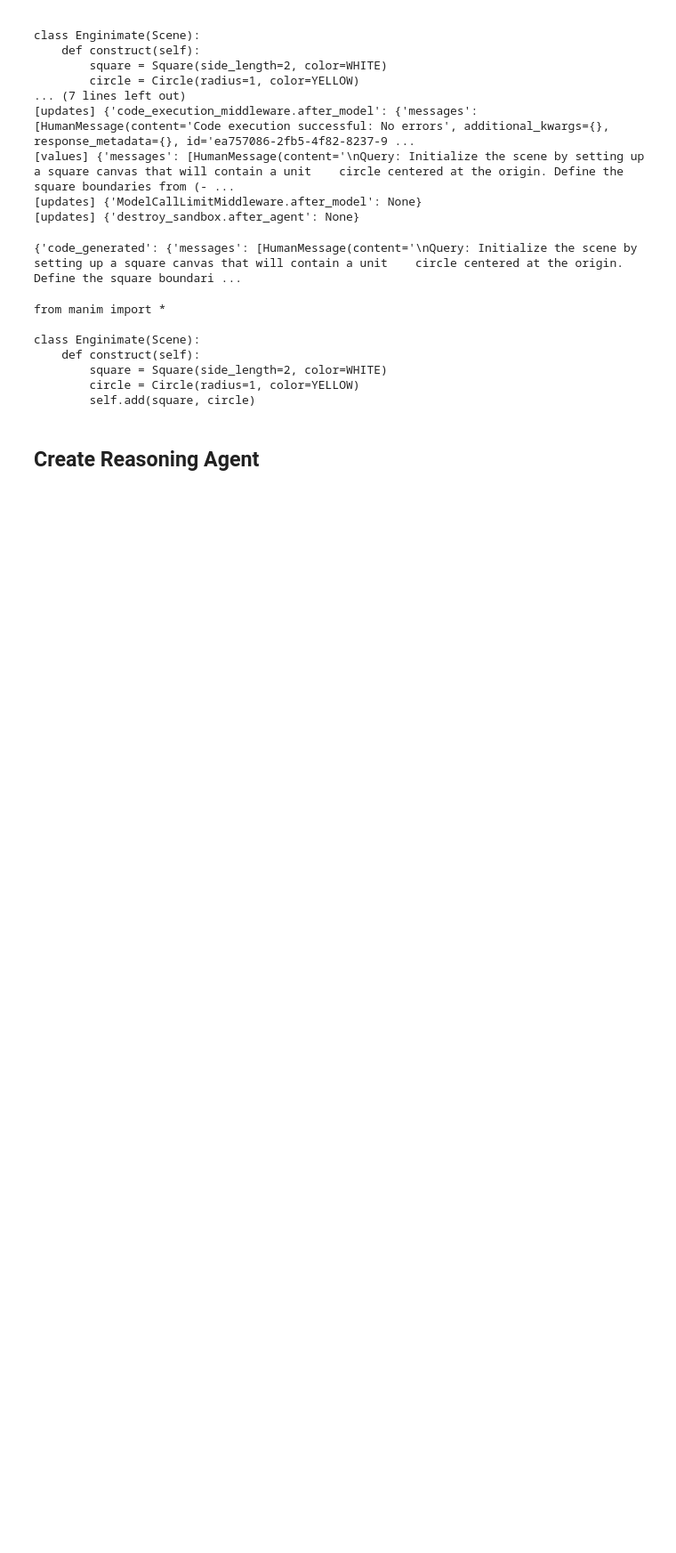
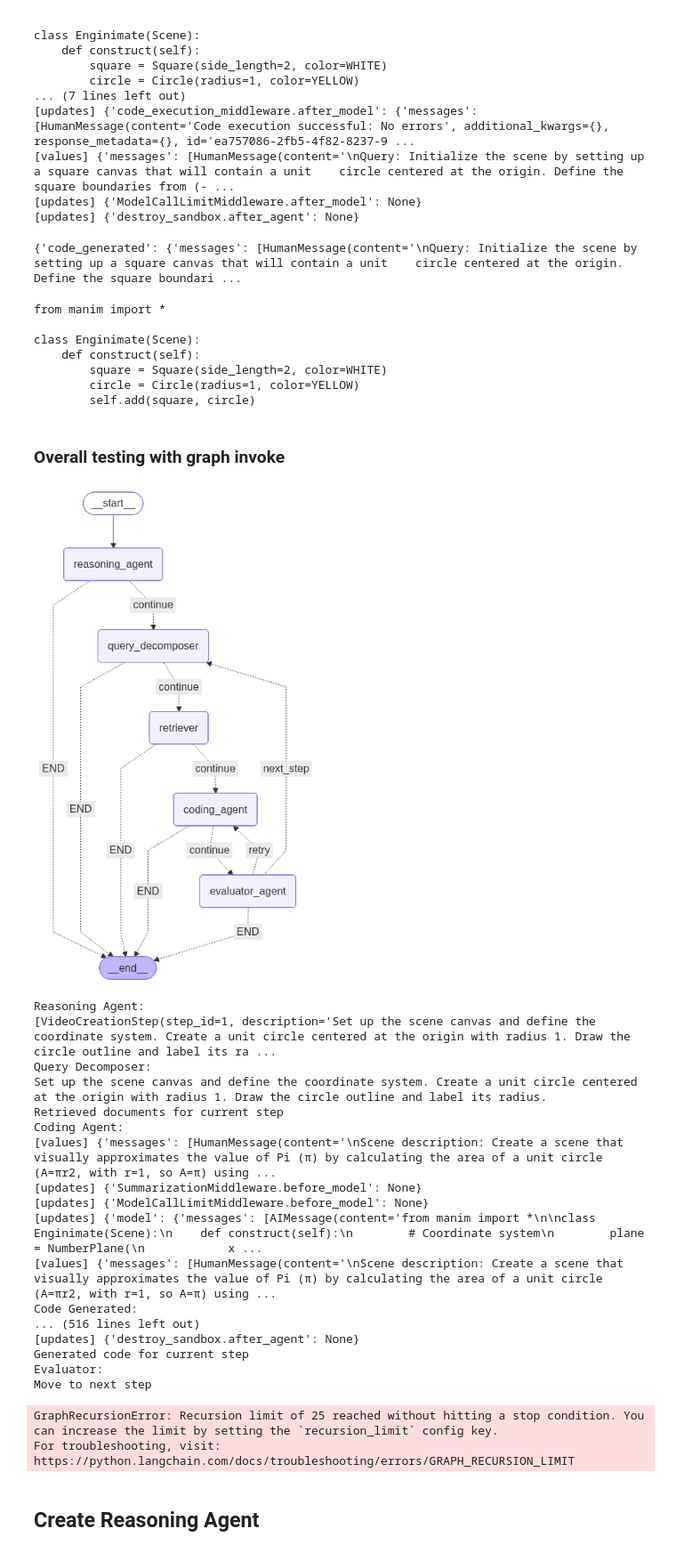
Before and after one commit to MSVelan/enginimate, a Jupyter notebook: experimental/ai/workflow.ipynb, the cells around one changed output. Shown at 89% size. Saved outputs shown, nothing was run; the diff lists cells and outputs as text; code cells hidden in the pictures; blank space fills up the shorter version.

```diff
--- a/experimental/ai/workflow.ipynb
+++ b/experimental/ai/workflow.ipynb
@@ -451,3 +451,38 @@ class Enginimate(Scene):
         square = Square(side_length=2, color=WHITE)
         circle = Circle(radius=1, color=YELLOW)
         self.add(square, circle)
+# %% [markdown]
+### Overall testing with graph invoke
+# %%
+from backend.workflow.graph import graph
+import nest_asyncio
+nest_asyncio.apply()
+
+state = await graph.ainvoke({
+    "query": "Create a scene that visually approximates the value of Pi (π) by \
+calculating the area of a unit circle (A=πr2, with r=1, so A=π) using \
+the Monte Carlo method"
+}, config={
+    "recursion_limit": 100
+})
+# %% [output]
+[figure, added]
+Reasoning Agent:
+[VideoCreationStep(step_id=1, description='Set up the scene canvas and define the coordinate system. Create a unit circle centered at the origin with radius 1. Draw the circle outline and label its ra ...
+Query Decomposer:
+Set up the scene canvas and define the coordinate system. Create a unit circle centered at the origin with radius 1. Draw the circle outline and label its radius.
+Retrieved documents for current step
+Coding Agent:
+[values] {'messages': [HumanMessage(content='\nScene description: Create a scene that visually approximates the value of Pi (π) by calculating the area of a unit circle (A=πr2, with r=1, so A=π) using ...
+[updates] {'SummarizationMiddleware.before_model': None}
+[updates] {'ModelCallLimitMiddleware.before_model': None}
+[updates] {'model': {'messages': [AIMessage(content='from manim import *\n\nclass Enginimate(Scene):\n    def construct(self):\n        # Coordinate system\n        plane = NumberPlane(\n            x ...
+[values] {'messages': [HumanMessage(content='\nScene description: Create a scene that visually approximates the value of Pi (π) by calculating the area of a unit circle (A=πr2, with r=1, so A=π) using ...
+Code Generated:
+... (516 lines left out)
+[updates] {'destroy_sandbox.after_agent': None}
+Generated code for current step
+Evaluator:
+Move to next step
+GraphRecursionError: Recursion limit of 25 reached without hitting a stop condition. You can increase the limit by setting the `recursion_limit` config key.
+For troubleshooting, visit: https://python.langchain.com/docs/troubleshooting/errors/GRAPH_RECURSION_LIMIT
```
Also changed, not shown: parts of 1 cell of this notebook, 7 other files.
